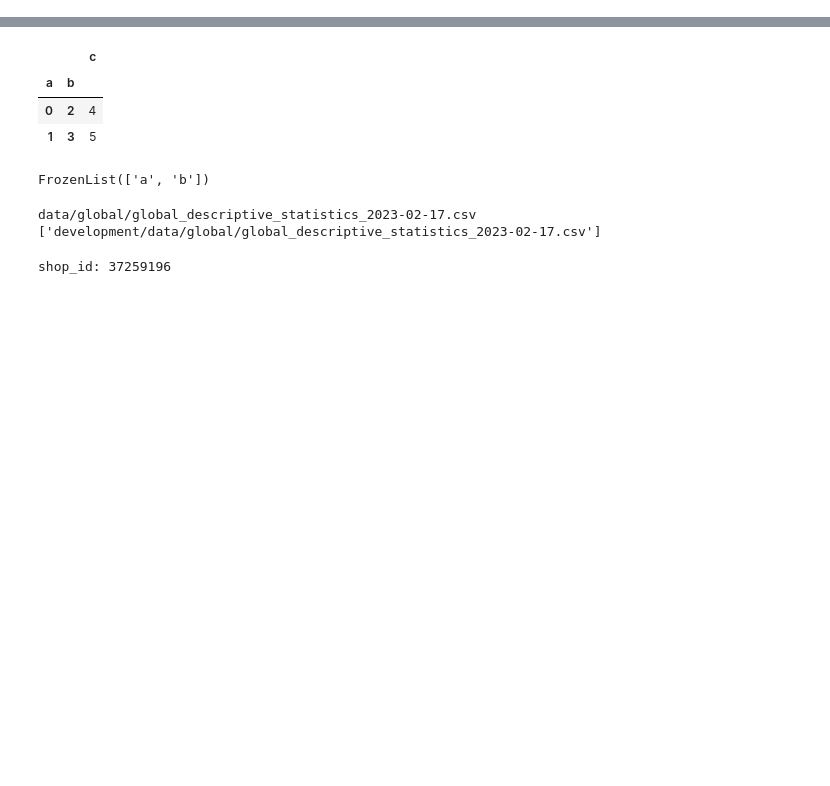
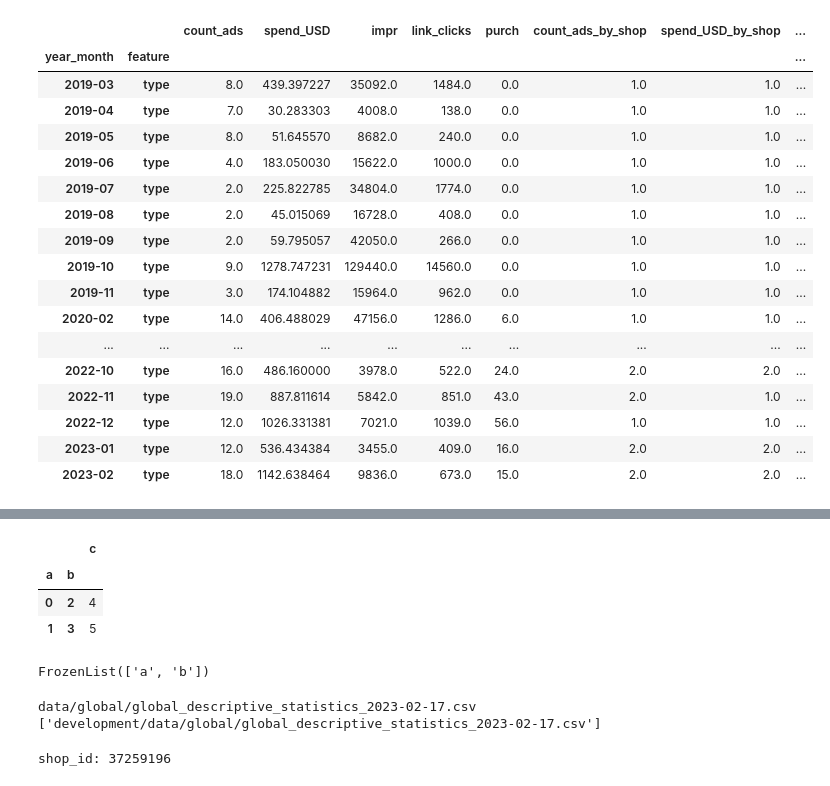
Before and after one commit to Katja-Lebesgue/premium_dashboard, a Jupyter notebook: tmp.ipynb, the cells around one changed output, grey strips where cells are left out. Saved outputs shown, nothing was run; the diff lists cells and outputs as text; code cells hidden in the pictures; blank space fills up the shorter version.

Commit message:
google tab

```diff
--- a/tmp.ipynb
+++ b/tmp.ipynb
@@ -17,0 +23,2 @@ from src.scripts.saving_s3_files.save_global_descriptive_statistics_to_s3 import
+# %%
+df = save_google_descriptive_statistics_to_s3(db=db)
@@ -17,0 +45,21 @@ from src.scripts.saving_s3_files.save_global_descriptive_statistics_to_s3 import
+# %%
+df.reset_index().groupby(["year_month", "feature"]).sum()
+# %% [output]
+|  |  | count_ads | spend_USD | impr | link_clicks | purch | count_ads_by_shop | spend_USD_by_shop | ... |
+| year_month | feature |  |  |  |  |  |  |  | ... |
+| 2019-03 | type | 8.0 | 439.397227 | 35092.0 | 1484.0 | 0.0 | 1.0 | 1.0 | ... |
+| 2019-04 | type | 7.0 | 30.283303 | 4008.0 | 138.0 | 0.0 | 1.0 | 1.0 | ... |
+| 2019-05 | type | 8.0 | 51.645570 | 8682.0 | 240.0 | 0.0 | 1.0 | 1.0 | ... |
+| 2019-06 | type | 4.0 | 183.050030 | 15622.0 | 1000.0 | 0.0 | 1.0 | 1.0 | ... |
+| 2019-07 | type | 2.0 | 225.822785 | 34804.0 | 1774.0 | 0.0 | 1.0 | 1.0 | ... |
+| 2019-08 | type | 2.0 | 45.015069 | 16728.0 | 408.0 | 0.0 | 1.0 | 1.0 | ... |
+| 2019-09 | type | 2.0 | 59.795057 | 42050.0 | 266.0 | 0.0 | 1.0 | 1.0 | ... |
+| 2019-10 | type | 9.0 | 1278.747231 | 129440.0 | 14560.0 | 0.0 | 1.0 | 1.0 | ... |
+| 2019-11 | type | 3.0 | 174.104882 | 15964.0 | 962.0 | 0.0 | 1.0 | 1.0 | ... |
+| 2020-02 | type | 14.0 | 406.488029 | 47156.0 | 1286.0 | 6.0 | 1.0 | 1.0 | ... |
+| ... | ... | ... | ... | ... | ... | ... | ... | ... | ... |
+| 2022-10 | type | 16.0 | 486.160000 | 3978.0 | 522.0 | 24.0 | 2.0 | 2.0 | ... |
+| 2022-11 | type | 19.0 | 887.811614 | 5842.0 | 851.0 | 43.0 | 2.0 | 1.0 | ... |
+| 2022-12 | type | 12.0 | 1026.331381 | 7021.0 | 1039.0 | 56.0 | 1.0 | 1.0 | ... |
+| 2023-01 | type | 12.0 | 536.434384 | 3455.0 | 409.0 | 16.0 | 2.0 | 2.0 | ... |
+| 2023-02 | type | 18.0 | 1142.638464 | 9836.0 | 673.0 | 15.0 | 2.0 | 2.0 | ... |
```
Also changed, not shown: parts of 7 cells of this notebook, 7 other files.
